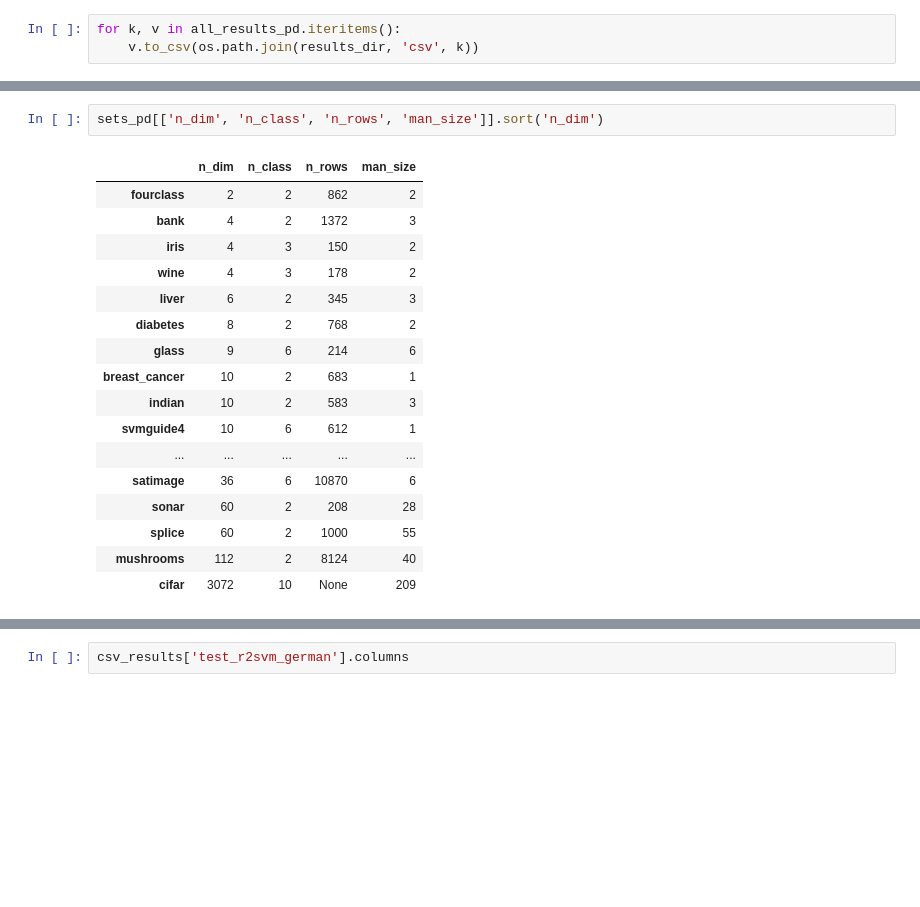
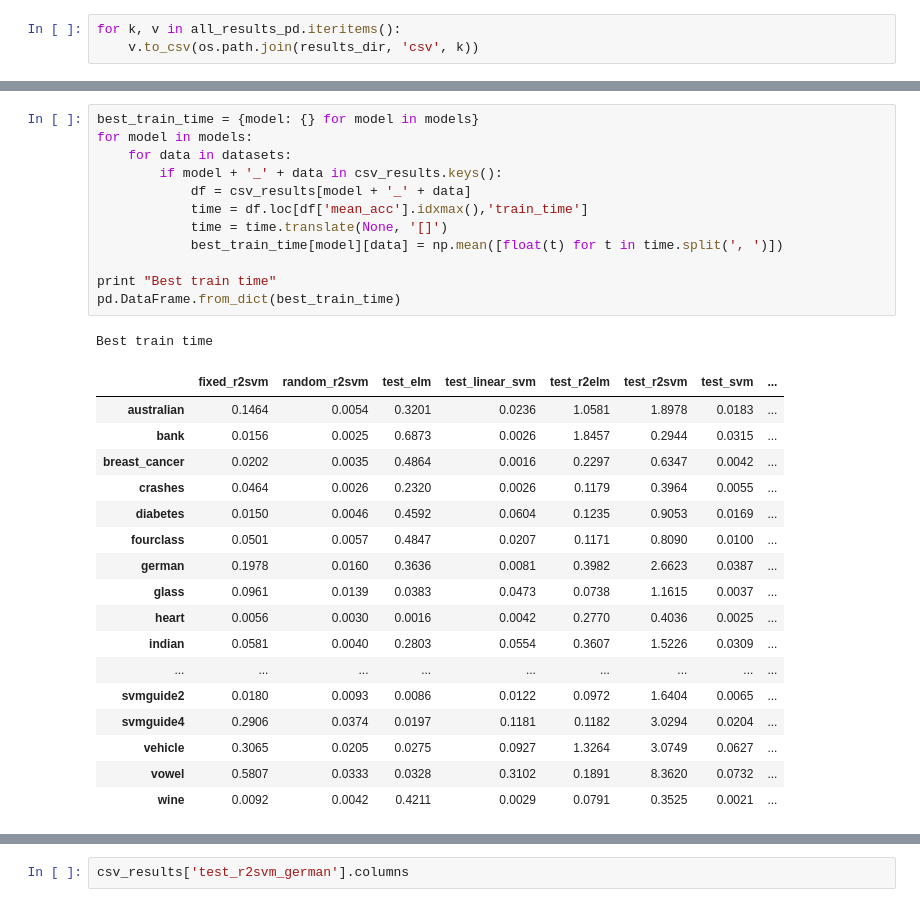
Before and after one commit to kudkudak/r2-learner, a Jupyter notebook: notebooks/results.ipynb, the cells around one changed output, grey strips where cells are left out. Drawn from its saved outputs; the diff is of its cells as text; blank space fills up the shorter version.

```diff
--- a/notebooks/results.ipynb
+++ b/notebooks/results.ipynb
@@ -203,20 +177,31 @@ Best std
-# %%
-sets_pd[['n_dim', 'n_class', 'n_rows', 'man_size']].sort('n_dim')
-# %% [output]
-|  | n_dim | n_class | n_rows | man_size |
-| fourclass | 2 | 2 | 862 | 2 |
-| bank | 4 | 2 | 1372 | 3 |
-| iris | 4 | 3 | 150 | 2 |
-| wine | 4 | 3 | 178 | 2 |
-| liver | 6 | 2 | 345 | 3 |
-| diabetes | 8 | 2 | 768 | 2 |
-| glass | 9 | 6 | 214 | 6 |
-| breast_cancer | 10 | 2 | 683 | 1 |
-| indian | 10 | 2 | 583 | 3 |
-| svmguide4 | 10 | 6 | 612 | 1 |
-| ... | ... | ... | ... | ... |
-| satimage | 36 | 6 | 10870 | 6 |
-| sonar | 60 | 2 | 208 | 28 |
-| splice | 60 | 2 | 1000 | 55 |
-| mushrooms | 112 | 2 | 8124 | 40 |
-| cifar | 3072 | 10 | None | 209 |
+# %%
+best_train_time = {model: {} for model in models}
+for model in models:
+    for data in datasets:
+        if model + '_' + data in csv_results.keys():
+            df = csv_results[model + '_' + data]
+            time = df.loc[df['mean_acc'].idxmax(),'train_time']
+            time = time.translate(None, '[]')
+            best_train_time[model][data] = np.mean([float(t) for t in time.split(', ')])
+
+print "Best train time"
+pd.DataFrame.from_dict(best_train_time)
+# %% [output]
+Best train time
+|  | fixed_r2svm | random_r2svm | test_elm | test_linear_svm | test_r2elm | test_r2svm | test_svm | ... |
+| australian | 0.1464 | 0.0054 | 0.3201 | 0.0236 | 1.0581 | 1.8978 | 0.0183 | ... |
+| bank | 0.0156 | 0.0025 | 0.6873 | 0.0026 | 1.8457 | 0.2944 | 0.0315 | ... |
+| breast_cancer | 0.0202 | 0.0035 | 0.4864 | 0.0016 | 0.2297 | 0.6347 | 0.0042 | ... |
+| crashes | 0.0464 | 0.0026 | 0.2320 | 0.0026 | 0.1179 | 0.3964 | 0.0055 | ... |
+| diabetes | 0.0150 | 0.0046 | 0.4592 | 0.0604 | 0.1235 | 0.9053 | 0.0169 | ... |
+| fourclass | 0.0501 | 0.0057 | 0.4847 | 0.0207 | 0.1171 | 0.8090 | 0.0100 | ... |
+| german | 0.1978 | 0.0160 | 0.3636 | 0.0081 | 0.3982 | 2.6623 | 0.0387 | ... |
+| glass | 0.0961 | 0.0139 | 0.0383 | 0.0473 | 0.0738 | 1.1615 | 0.0037 | ... |
+| heart | 0.0056 | 0.0030 | 0.0016 | 0.0042 | 0.2770 | 0.4036 | 0.0025 | ... |
+| indian | 0.0581 | 0.0040 | 0.2803 | 0.0554 | 0.3607 | 1.5226 | 0.0309 | ... |
+| ... | ... | ... | ... | ... | ... | ... | ... | ... |
+| svmguide2 | 0.0180 | 0.0093 | 0.0086 | 0.0122 | 0.0972 | 1.6404 | 0.0065 | ... |
+| svmguide4 | 0.2906 | 0.0374 | 0.0197 | 0.1181 | 0.1182 | 3.0294 | 0.0204 | ... |
+| vehicle | 0.3065 | 0.0205 | 0.0275 | 0.0927 | 1.3264 | 3.0749 | 0.0627 | ... |
+| vowel | 0.5807 | 0.0333 | 0.0328 | 0.3102 | 0.1891 | 8.3620 | 0.0732 | ... |
+| wine | 0.0092 | 0.0042 | 0.4211 | 0.0029 | 0.0791 | 0.3525 | 0.0021 | ... |
```
Also changed, not shown: parts of 12 cells of this notebook, 7 other files.
